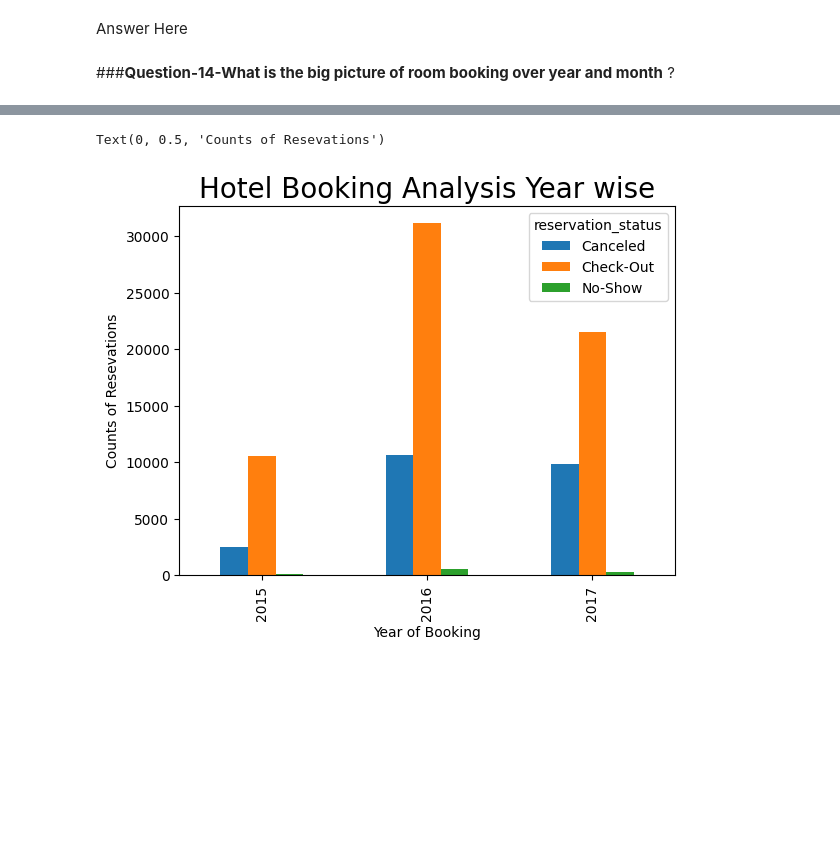
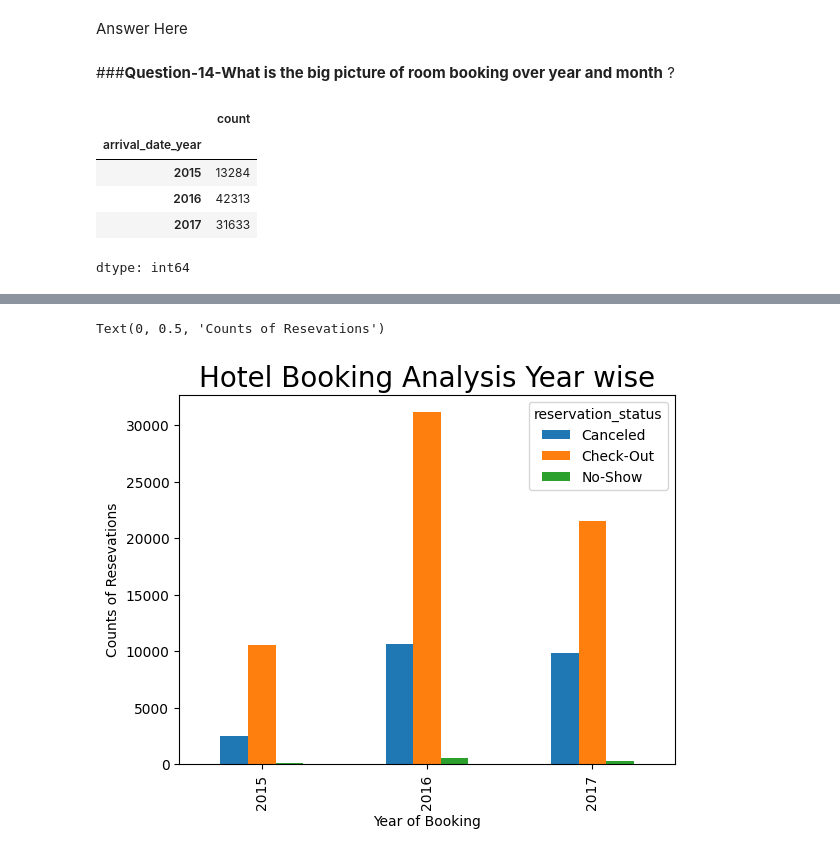
Before and after one commit to ashokmamtani/EDA-HotelBookingAnalysis, a Jupyter notebook: EDA_HotelBookingAnalysis.ipynb, the cells around one changed output, grey strips where cells are left out. Cells and saved outputs as stored; diff of their text form; code cells hidden in the pictures; blank space fills up the shorter version.

```diff
--- a/EDA_HotelBookingAnalysis.ipynb
+++ b/EDA_HotelBookingAnalysis.ipynb
@@ -825,3 +825,14 @@ Are there any insights that lead to negative growth? Justify with specific reaso
 Answer Here
 # %% [markdown]
 ###**Question-14-What is the big picture of room booking over year and month** ?
+# %%
+# Calculate total number of bookings acorss different years
+year_counts = hotel_booking_df['arrival_date_year'].value_counts().sort_index()
+year_counts
+# %% [output]
+|  | count |
+| arrival_date_year |  |
+| 2015 | 13284 |
+| 2016 | 42313 |
+| 2017 | 31633 |
+dtype: int64
```
Also changed, not shown: parts of 4 cells of this notebook.
